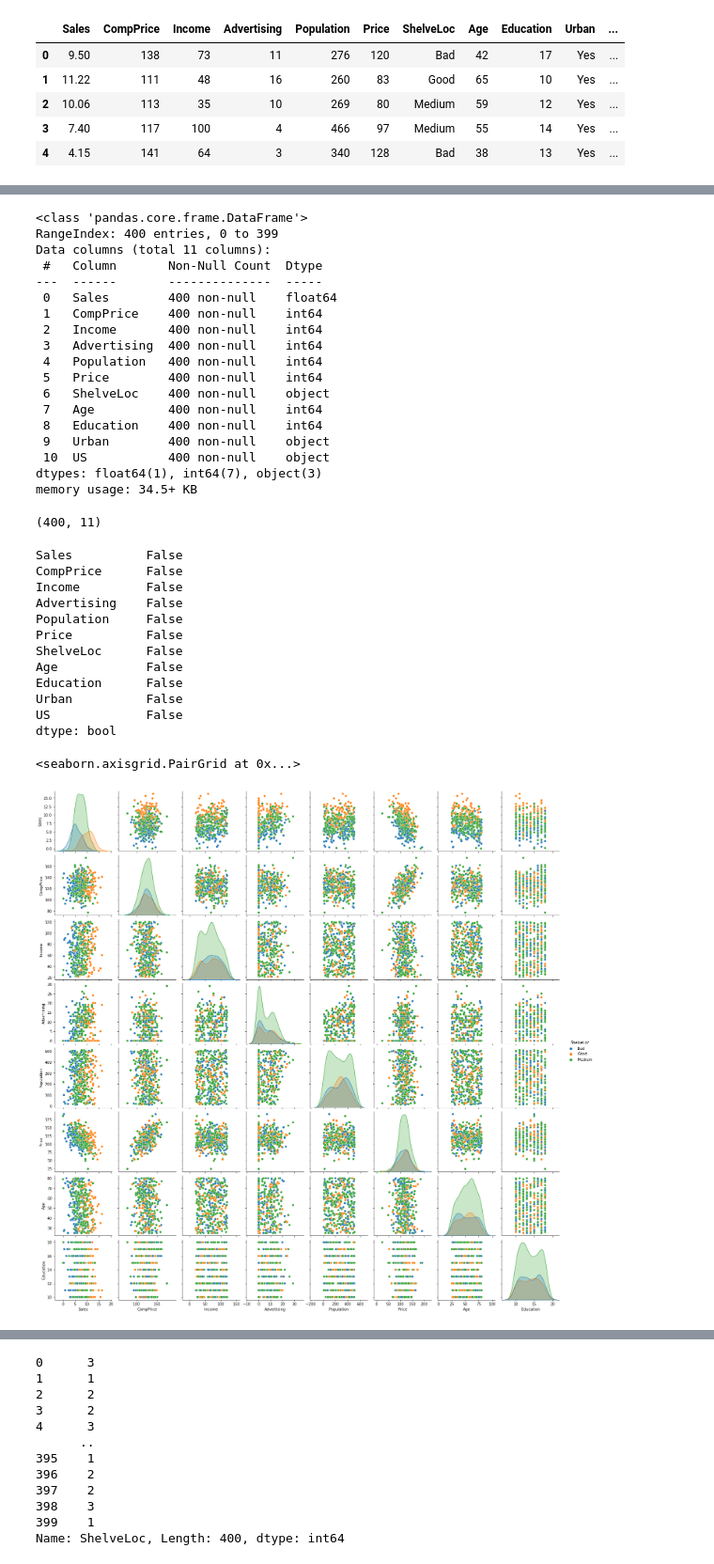
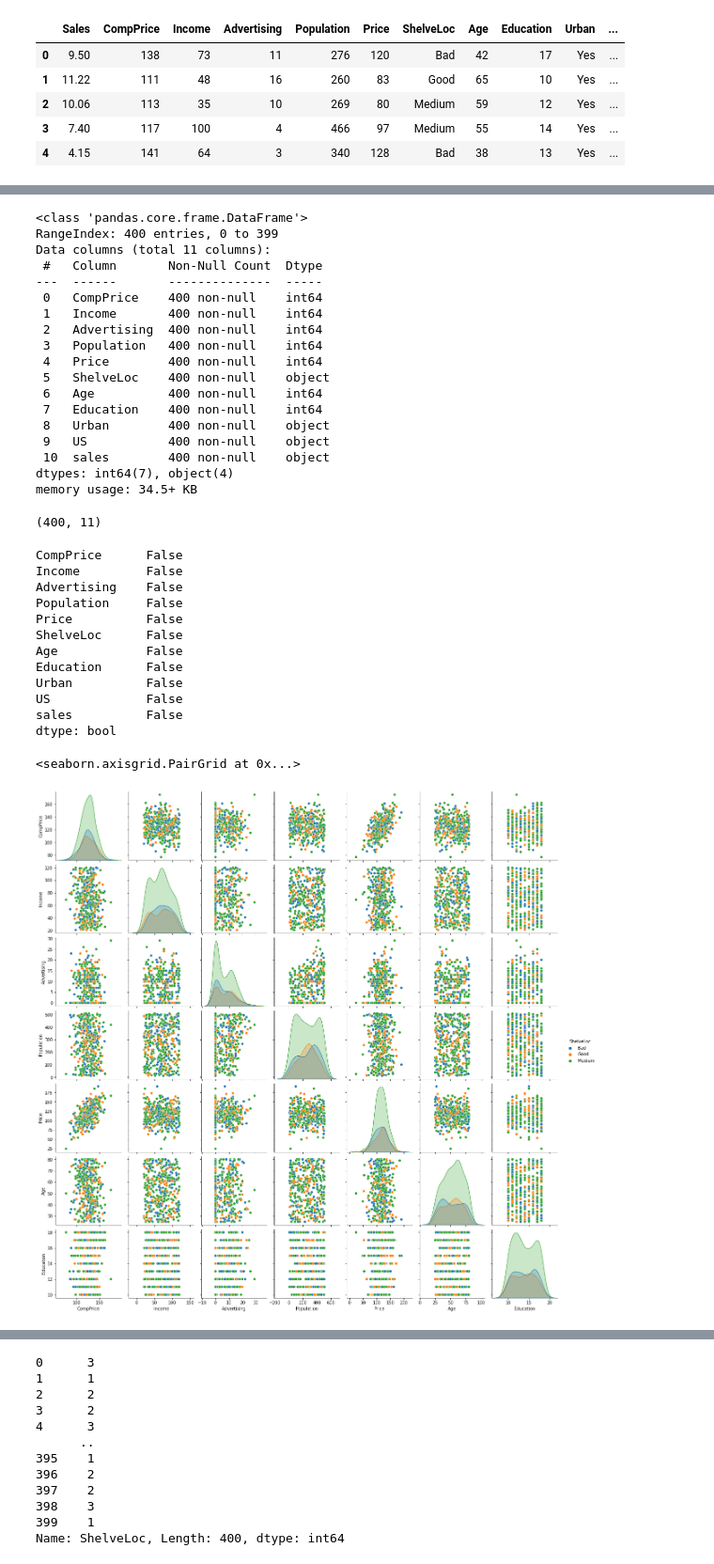
Before and after one commit to jyotipal1998/Assignment-1, a Jupyter notebook: Decision Tree( Company dataset).ipynb, the cells around one changed output, grey strips where cells are left out. Shown at 94% size. Saved outputs shown, nothing was run; the diff lists cells and outputs as text; code cells hidden in the pictures.

```diff
--- a/Decision Tree( Company dataset).ipynb
+++ b/Decision Tree( Company dataset).ipynb
@@ -10,7 +11,7 @@ from  sklearn.preprocessing import LabelEncoder
 # %%
 #reading the data
-df = pd.read_csv('Company_Data.csv')
-df.head()
+data1 = pd.read_csv('Company_Data.csv')
+data1.head()
 # %% [output]
 |  | Sales | CompPrice | Income | Advertising | Population | Price | ShelveLoc | Age | Education | Urban | ... |
 | 0 | 9.50 | 138 | 73 | 11 | 276 | 120 | Bad | 42 | 17 | Yes | ... |
@@ -18,3 +19,7 @@ df.head()
 | 2 | 10.06 | 113 | 35 | 10 | 269 | 80 | Medium | 59 | 12 | Yes | ... |
 | 3 | 7.40 | 117 | 100 | 4 | 466 | 97 | Medium | 55 | 14 | Yes | ... |
 | 4 | 4.15 | 141 | 64 | 3 | 340 | 128 | Bad | 38 | 13 | Yes | ... |
+# %%
+data1['sales']="small"
+data1.loc[data1["Sales"]>7.49,"sales"]="large"
+data1.drop(["Sales"],axis=1,inplace=True)
@@ -21,23 +42,23 @@ df.head()
 # %%
 #getting information of dataset
-df.info()
+data1.info()
 # %% [output]
 <class 'pandas.core.frame.DataFrame'>
 RangeIndex: 400 entries, 0 to 399
 Data columns (total 11 columns):
  #   Column       Non-Null Count  Dtype
 ---  ------       --------------  -----
- 0   Sales        400 non-null    float64
- 1   CompPrice    400 non-null    int64
- 2   Income       400 non-null    int64
- 3   Advertising  400 non-null    int64
- 4   Population   400 non-null    int64
- 5   Price        400 non-null    int64
- 6   ShelveLoc    400 non-null    object
- 7   Age          400 non-null    int64
- 8   Education    400 non-null    int64
- 9   Urban        400 non-null    object
- 10  US           400 non-null    object
-dtypes: float64(1), int64(7), object(3)
+ 0   CompPrice    400 non-null    int64
+ 1   Income       400 non-null    int64
+ 2   Advertising  400 non-null    int64
+ 3   Population   400 non-null    int64
+ 4   Price        400 non-null    int64
+ 5   ShelveLoc    400 non-null    object
+ 6   Age          400 non-null    int64
+ 7   Education    400 non-null    int64
+ 8   Urban        400 non-null    object
+ 9   US           400 non-null    object
+ 10  sales        400 non-null    object
+dtypes: int64(7), object(4)
 memory usage: 34.5+ KB
 # %%
@@ -45,9 +66,8 @@ df.shape
 # %% [output]
 (400, 11)
 # %%
-df.isnull().any()
+data1.isnull().any()
 # %% [output]
-Sales          False
 CompPrice      False
 Income         False
 Advertising    False
@@ -58,12 +78,13 @@ Age            False
 Education      False
 Urban          False
 US             False
+sales          False
 dtype: bool
 # %%
 # let's plot pair plot to visualise the attributes all at once
-sns.pairplot(data=df, hue = 'ShelveLoc')
+sns.pairplot(data=data1, hue = 'ShelveLoc')
 # %% [output]
 <seaborn.axisgrid.PairGrid at 0x...>
-[figure, old version]
+[figure, new version]
 # %%
 #Creating dummy vairables dropping first dummy variable
```
Also changed, not shown: parts of 22 cells of this notebook.
